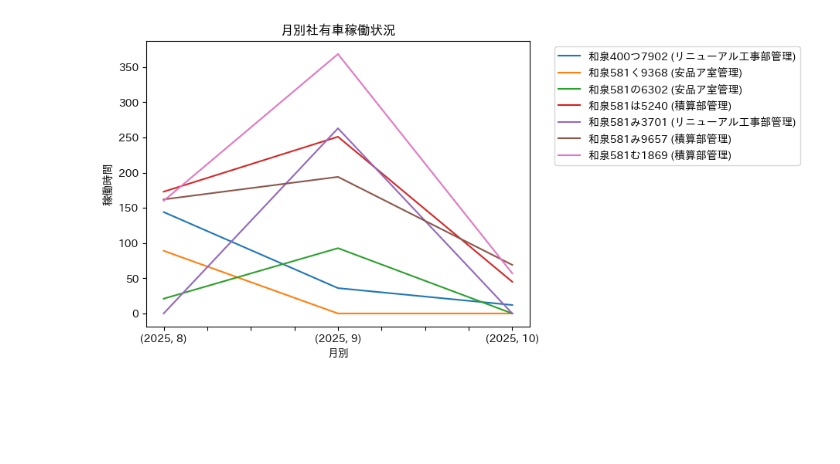
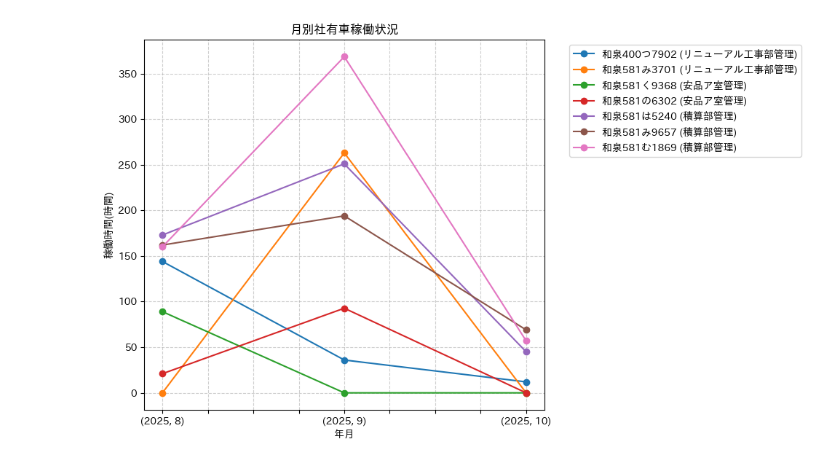
Before and after one commit to josephftoaster-beep/biken-company-car-analysis, a Jupyter notebook: analysis_company_car.ipynb, the cells around one changed output. Saved outputs shown, nothing was run; the diff lists cells and outputs as text; code cells hidden in the pictures; blank space fills up the shorter version.

```diff
--- a/analysis_company_car.ipynb
+++ b/analysis_company_car.ipynb
@@ -61,14 +61,14 @@ def make_report(df):
     df.groupby(['年度','月度'])['予約内容'].sum()
     return report_pivot
 
-def visualize(df):
-    df.plot()
-    # plt.figure(figsize=(8.0,12.0))
-    # plt.plot(df['月度'],df['実稼働時間_hour'],'o-')
+def visualize(df_for_plot):
+    df_for_plot.plot(figsize=(10,6), style='o-')
     plt.title('月別社有車稼働状況')
-    plt.xlabel('月別')
-    plt.ylabel('稼働時間')
-    plt.legend(bbox_to_anchor=(1.05,1))
+    plt.xlabel('年月')
+    plt.ylabel('稼働時間(時間)')
+    plt.legend(bbox_to_anchor=(1.05,1), loc='upper left')
+    plt.grid(True, linestyle='--', alpha=0.6)
+    plt.tight_layout()
     plt.show
 
 
@@ -79,6 +79,14 @@ def visualize(df):
 df = load_and_combine_reservations()
 row_data = yoyaku_list_surgery(df)
 report = make_report(row_data)
-viz = visualize(report)
-viz
+desired_order = ['和泉400つ7902 (リニューアル工事部管理)',
+                 '和泉581み3701 (リニューアル工事部管理)',
+                 '和泉581く9368 (安品ア室管理)',
+                 '和泉581の6302 (安品ア室管理)',
+                 '和泉581は5240 (積算部管理)',
+                 '和泉581み9657 (積算部管理)',
+                 '和泉581む1869 (積算部管理)']
+report_reordered = report[desired_order]
+display(report_reordered)
+visualize(report_reordered)
 # %% [output]
@@ -85 +98 @@ viz
-[figure, old version]
+[figure, new version]
```
Also changed, not shown: parts of 1 cell of this notebook.
